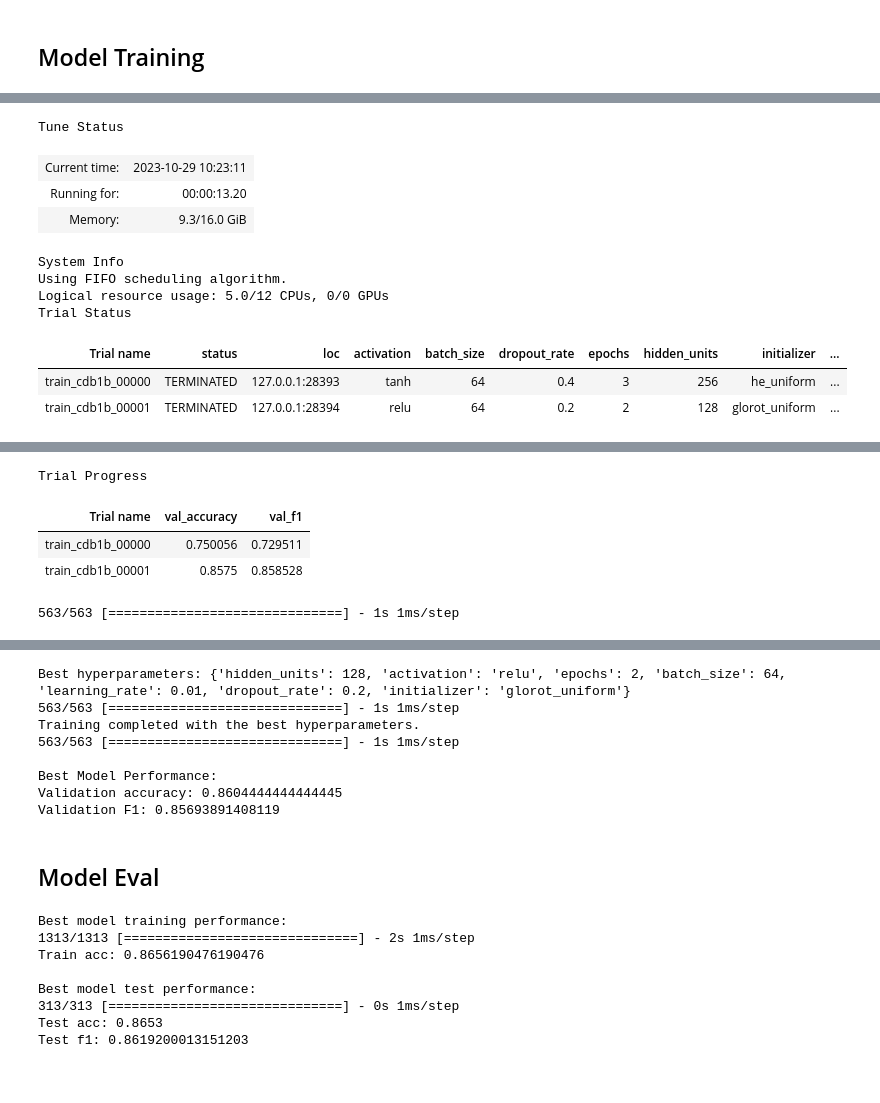
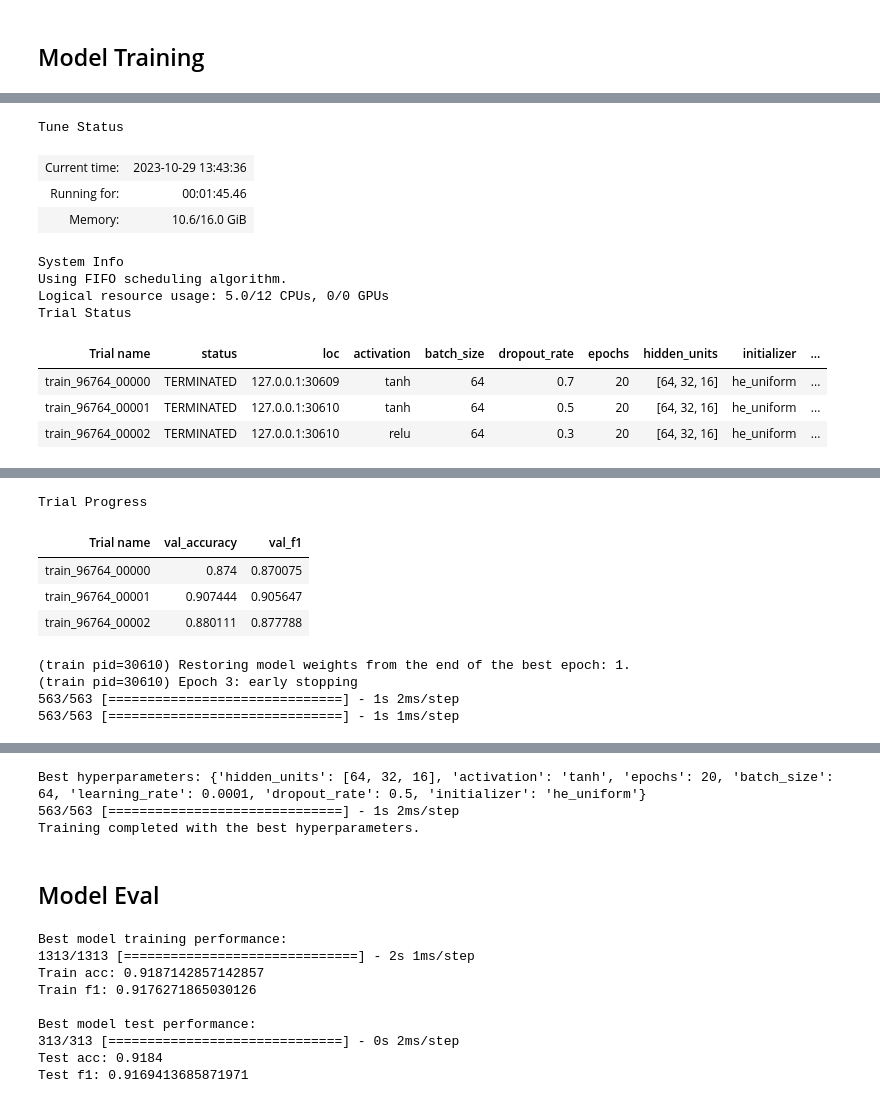
Before and after one commit to xtchen64/deep-learning-playground-cv, a Jupyter notebook: notebooks/example_ffn.ipynb, the cells around one changed output, grey strips where cells are left out. Saved outputs shown, nothing was run; the diff lists cells and outputs as text; code cells hidden in the pictures.

```diff
--- a/notebooks/example_ffn.ipynb
+++ b/notebooks/example_ffn.ipynb
@@ -49,24 +50,29 @@ set(test_y)
 # %%
 # hyper_params (these will be set in gin files in the pipeline)
 configs = {
-    "hidden_units": [128, 256],                # Different possible number of hidden units
-    "activation": ['relu', 'tanh', 'sigmoid'],      # Different possible activation functions
-    "epochs": [1, 2, 3],                         # Different possible epochs
-    "batch_size": [32, 64],                    # Different possible batch sizes
-    "learning_rate": [0.001, 0.01, 0.1],            # Different possible learning rates
-    "dropout_rate": [0.2, 0.4],                # Different possible dropout rates
-    "initializer": ['glorot_uniform', 'he_uniform'] # Different possible initializers
+    "hidden_units": [
+        [64, 32, 16],
+        [128, 64, 32],
+    ],                # Different possible number of hidden units
+    "activation": ['relu', 'tanh'],      # Different possible activation functions
+    "epochs": [20],                         # Different possible epochs
+    "batch_size": [64, 128],                    # Different possible batch sizes
+    "learning_rate": [1e-4, 1e-3, 1e-2],            # Different possible learning rates
+    "dropout_rate": [0.3, 0.5, 0.7],                # Different possible dropout rates
+    "initializer": ['glorot_uniform', 'he_uniform'], # Different possible initializers
+    "early_stopping": [True]
 }
 
 # This is used to test one single train iter (not in pipeline)
 config = {
-    "hidden_units": 128,                # Different possible number of hidden units
+    "hidden_units": [64, 32, 16],                # Different possible number of hidden units
     "activation": 'relu',      # Different possible activation functions
-    "epochs": 2,                         # Different possible epochs
+    "epochs": 5,                         # Different possible epochs
     "batch_size": 32,                    # Different possible batch sizes
     "learning_rate": 0.1,            # Different possible learning rates
     "dropout_rate": 0.2,                # Different possible dropout rates
-    "initializer": 'glorot_uniform' # Different possible initializers
+    "initializer": 'glorot_uniform', # Different possible initializers
+    "early_stopping": [True]
 }
 # %%
 # initialize model
@@ -97,4 +106,4 @@ Validation F1: 0.8809514646408785
 # %%
 # train model with ray tune
-best_classifier_metrics = classifier.train_with_ray_tune()
+classifier.train_with_ray_tune()
 # %% [output]
@@ -106,11 +113,12 @@ Start Ray Tune hyperparameter search...
 Tune Status
-| Current time: | 2023-10-29 10:23:11 |
-| Running for: | 00:00:13.20 |
-| Memory: | 9.3/16.0 GiB |
+| Current time: | 2023-10-29 13:43:36 |
+| Running for: | 00:01:45.46 |
+| Memory: | 10.6/16.0 GiB |
 System Info
 Using FIFO scheduling algorithm.
 Logical resource usage: 5.0/12 CPUs, 0/0 GPUs
 Trial Status
 | Trial name | status | loc | activation | batch_size | dropout_rate | epochs | hidden_units | initializer | ... |
-| train_cdb1b_00000 | TERMINATED | 127.0.0.1:28393 | tanh | 64 | 0.4 | 3 | 256 | he_uniform | ... |
-| train_cdb1b_00001 | TERMINATED | 127.0.0.1:28394 | relu | 64 | 0.2 | 2 | 128 | glorot_uniform | ... |
+| train_96764_00000 | TERMINATED | 127.0.0.1:30609 | tanh | 64 | 0.7 | 20 | [64, 32, 16] | he_uniform | ... |
+| train_96764_00001 | TERMINATED | 127.0.0.1:30610 | tanh | 64 | 0.5 | 20 | [64, 32, 16] | he_uniform | ... |
+| train_96764_00002 | TERMINATED | 127.0.0.1:30610 | relu | 64 | 0.3 | 20 | [64, 32, 16] | he_uniform | ... |
@@ -129,5 +136,9 @@ Trial Status
 Trial Progress
 | Trial name | val_accuracy | val_f1 |
-| train_cdb1b_00000 | 0.750056 | 0.729511 |
-| train_cdb1b_00001 | 0.8575 | 0.858528 |
+| train_96764_00000 | 0.874 | 0.870075 |
+| train_96764_00001 | 0.907444 | 0.905647 |
+| train_96764_00002 | 0.880111 | 0.877788 |
+(train pid=30610) Restoring model weights from the end of the best epoch: 1.
+(train pid=30610) Epoch 3: early stopping
+563/563 [==============================] - 1s 2ms/step
 563/563 [==============================] - 1s 1ms/step
@@ -135,11 +146,6 @@ Trial Progress
-Best hyperparameters: {'hidden_units': 128, 'activation': 'relu', 'epochs': 2, 'batch_size': 64, 'learning_rate': 0.01, 'dropout_rate': 0.2, 'initializer': 'glorot_uniform'}
-563/563 [==============================] - 1s 1ms/step
+Best hyperparameters: {'hidden_units': [64, 32, 16], 'activation': 'tanh', 'epochs': 20, 'batch_size': 64, 'learning_rate': 0.0001, 'dropout_rate': 0.5, 'initializer': 'he_uniform'}
+563/563 [==============================] - 1s 2ms/step
 Training completed with the best hyperparameters.
-563/563 [==============================] - 1s 1ms/step
-
-Best Model Performance:
-Validation accuracy: 0.8604444444444445
-Validation F1: 0.85693891408119
 # %% [markdown]
 ## Model Eval
 # %%
@@ -147,6 +153,7 @@ Validation F1: 0.85693891408119
 print("\nBest model training performance:")
 acc, f1 = classifier.evaluate(classifier.model, train_X, train_y)
 print("Train acc: {}".format(acc))
+print("Train f1: {}".format(f1))
 
 
 # evaluate model on test set
@@ -157,12 +164,13 @@ print("Test f1: {}".format(f1))
 # %% [output]
 Best model training performance:
 1313/1313 [==============================] - 2s 1ms/step
-Train acc: 0.8656190476190476
+Train acc: 0.9187142857142857
+Train f1: 0.9176271865030126
 
 Best model test performance:
-313/313 [==============================] - 0s 1ms/step
-Test acc: 0.8653
-Test f1: 0.8619200013151203
+313/313 [==============================] - 0s 2ms/step
+Test acc: 0.9184
+Test f1: 0.9169413685871971
 # %%
 # write result to csv
 write_results_to_file(
```
Also changed, not shown: parts of 5 cells of this notebook, 9 other files.
